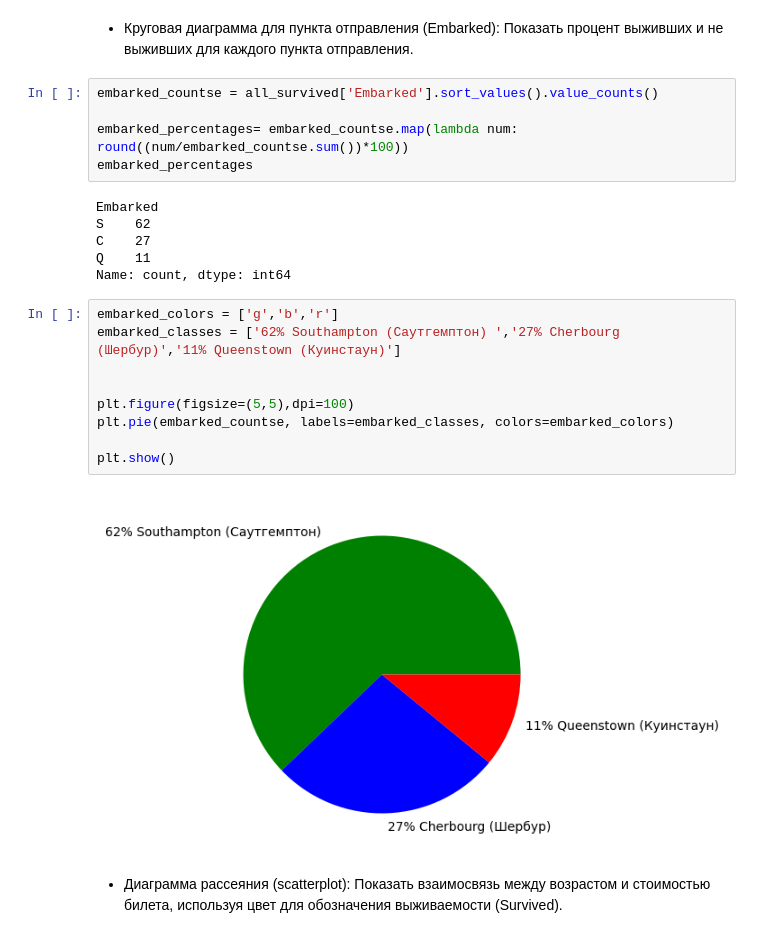
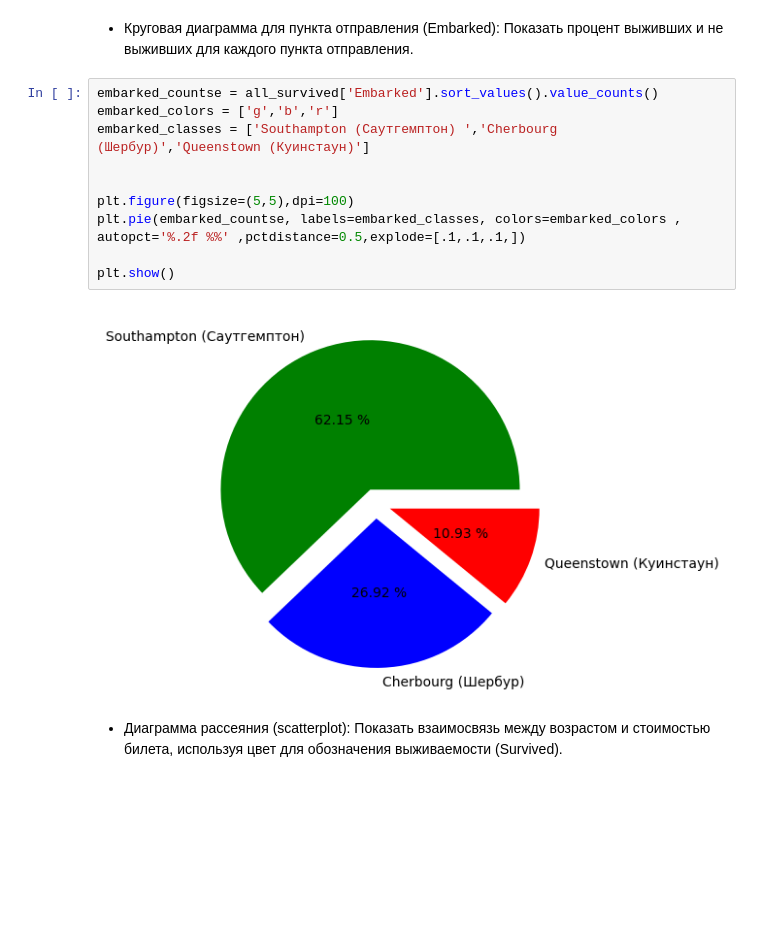
Before and after one commit to qurbonxojayev0755/titanic_project, a Jupyter notebook: lesson10.ipynb, the cells around one changed output. Saved outputs shown, nothing was run; the diff lists cells and outputs as text; blank space fills up the shorter version.

```diff
--- a/lesson10.ipynb
+++ b/lesson10.ipynb
@@ -593,28 +592,18 @@ sns.barplot(x=catigory_fammlySyze,y=familiSize_survived)
 [figure]
 # %% [markdown]
 - Круговая диаграмма для пункта отправления (Embarked): Показать процент выживших и не выживших для каждого пункта отправления.
-# %%
-embarked_countse = all_survived['Embarked'].sort_values().value_counts()
-
-embarked_percentages= embarked_countse.map(lambda num: round((num/embarked_countse.sum())*100))
-embarked_percentages
-# %% [output]
-Embarked
-S    62
-C    27
-Q    11
-Name: count, dtype: int64
 # %%
+embarked_countse = all_survived['Embarked'].sort_values().value_counts()
 embarked_colors = ['g','b','r']
-embarked_classes = ['62% Southampton (Саутгемптон) ','27% Cherbourg (Шербур)','11% Queenstown (Куинстаун)']
+embarked_classes = ['Southampton (Саутгемптон) ','Cherbourg (Шербур)','Queenstown (Куинстаун)']
 
 
 plt.figure(figsize=(5,5),dpi=100)
-plt.pie(embarked_countse, labels=embarked_classes, colors=embarked_colors)
+plt.pie(embarked_countse, labels=embarked_classes, colors=embarked_colors , autopct='%.2f %%' ,pctdistance=0.5,explode=[.1,.1,.1,])
 
 plt.show()
 # %% [output]
-[figure, old version]
+[figure, new version]
 # %% [markdown]
 - Диаграмма рассеяния (scatterplot): Показать взаимосвязь между возрастом и стоимостью билета, используя цвет для обозначения выживаемости (Survived).
 # %%
```
Also changed, not shown: parts of 14 cells of this notebook.
